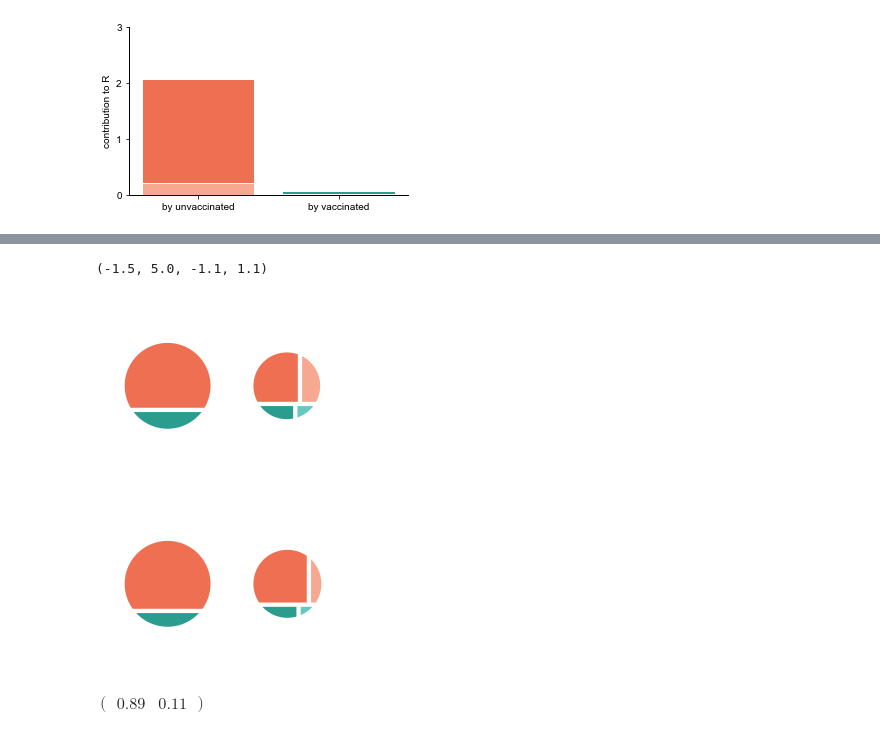
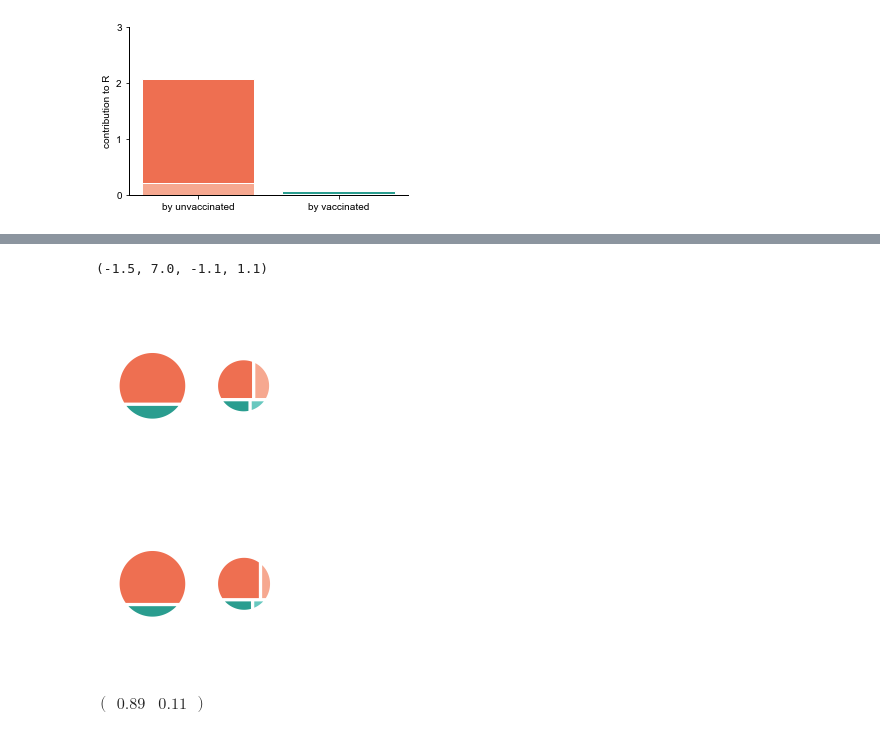
Before and after one commit to benmaier/vaccontrib, a Jupyter notebook: cookbook/notebooks/cleaned_up_covid_examples.ipynb, the cells around one changed output, grey strips where cells are left out. Saved outputs shown, nothing was run; the diff lists cells and outputs as text; code cells hidden in the pictures.

```diff
--- a/cookbook/notebooks/cleaned_up_covid_examples.ipynb
+++ b/cookbook/notebooks/cleaned_up_covid_examples.ipynb
@@ -261,32 +261,32 @@ ax.axis('off')
 # %%
 from vaccontrib.illustration import get_circular_vector_and_matrix_presentation
 
 Chom = get_homogeneous_contribution_matrix('alpha',[1.,4.])
 Cred = vc.covid.get_reduced_vaccinated_susceptible_contribution_matrix_covid([1.,4,4,4,4],variant='alpha')
 C = vc.covid.get_contribution_matrix_covid([1.,4,4,4,4],variant='alpha')
 K = vc.covid.get_next_generation_matrix_covid([1.,4,4,4,4],variant='alpha')
 y = vc.get_eigenvector(K)
 yred = y.sum(axis=0)
 yred = np.array([yred[0],yred[1:].sum()])
 #C = get_homogeneous_contribution_matrix('alpha',[4.,4.])
 #print(C)
 #C = np.arange(9).reshape(3,3)[::-1,:]
 yhom = get_homogeneous_eigenvector(variant='alpha')
 ax = get_circular_vector_and_matrix_presentation(yhom, Chom).plot()
-ax.set_xlim(-1.5,5)
+ax.set_xlim(-1.5,7)
 ax.axis('off')
 
 ax = get_circular_vector_and_matrix_presentation(yred, Cred).plot()
-ax.set_xlim(-1.5,5)
+ax.set_xlim(-1.5,7)
 ax.axis('off')
 
 #ax = plot_reduced_contribution_matrix_stacked(Chom)
 #ax = plot_reduced_contribution_matrix(C,0.6)
 #ax = plot_reduced_contribution_matrix_stacked(C)
 # %% [output]
-(-1.5, 5.0, -1.1, 1.1)
+(-1.5, 7.0, -1.1, 1.1)
-[figure, old version]
+[figure, new version]
-[figure, old version]
+[figure, new version]
 # %%
 to_jup(Cred.sum(axis=1)/Cred.sum())
 to_jup(yred/yred.sum())
```
Also changed, not shown: parts of 1 cell of this notebook.
